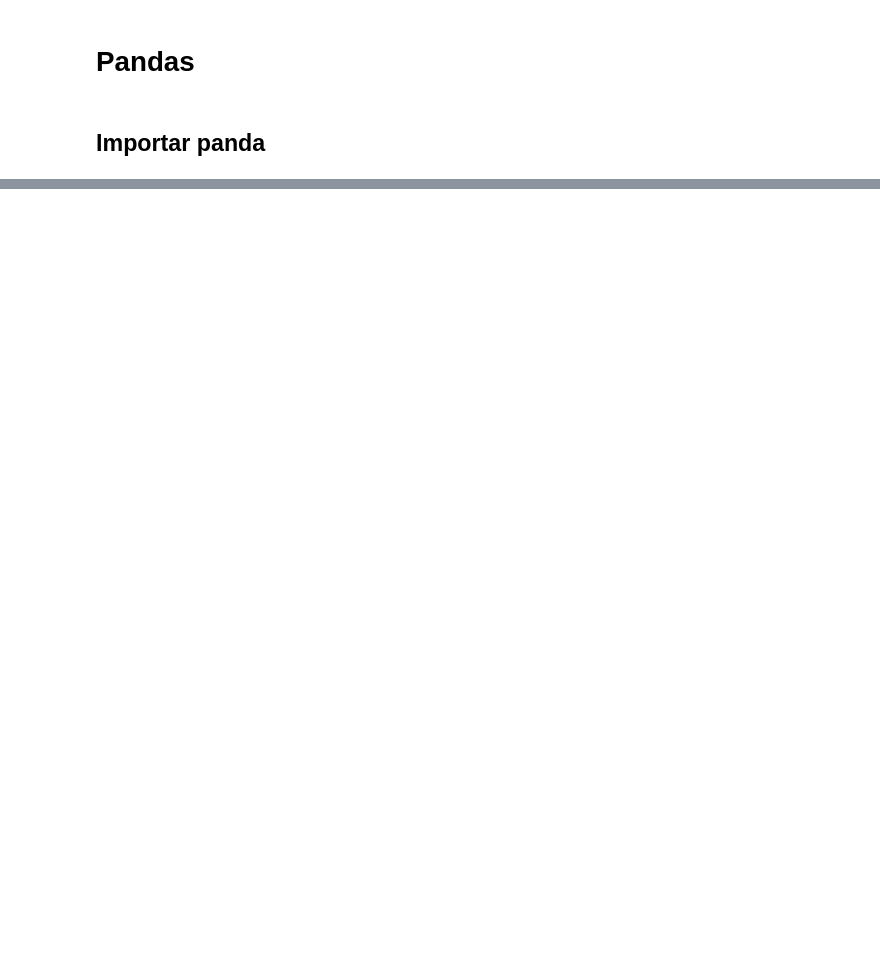
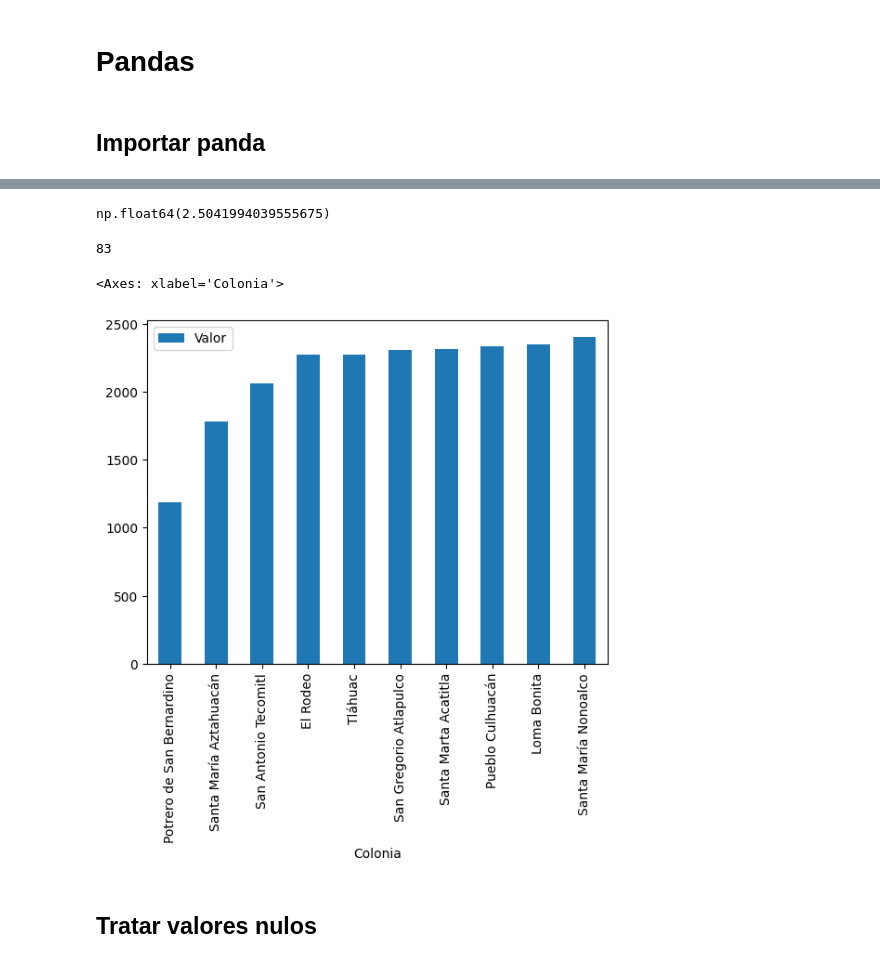
Before and after one commit to chinomedel/2048-python-para-data-science-trabajar-con-funciones, a Jupyter notebook: inmuebles_cdmx.ipynb, the cells around one changed output, grey strips where cells are left out. Drawn from its saved outputs; the diff is of its cells as text; code cells hidden in the pictures; blank space fills up the shorter version.

```diff
--- a/inmuebles_cdmx.ipynb
+++ b/inmuebles_cdmx.ipynb
@@ -26,0 +285,3 @@ pd.read_csv(url)
+# %%
+solo_departamentos = casas_residenciales.query('Tipo == "Departamento"')
+solo_departamentos
@@ -26,0 +302,16 @@ pd.read_csv(url)
+# %%
+solo_departamentos['Habitaciones'].mean()
+# %% [output]
+np.float64(2.5041994039555675)
+# %%
+solo_departamentos.Colonia.nunique()
+# %% [output]
+83
+# %%
+precio_por_colonia = solo_departamentos.groupby('Colonia')[['Valor']].mean(numeric_only=True).sort_values('Valor').head(10)
+precio_por_colonia.plot(kind="bar")
+# %% [output]
+<Axes: xlabel='Colonia'>
+[figure, added]
+# %% [markdown]
+## **Tratar valores nulos**
```
Also changed, not shown: parts of 38 cells of this notebook.
